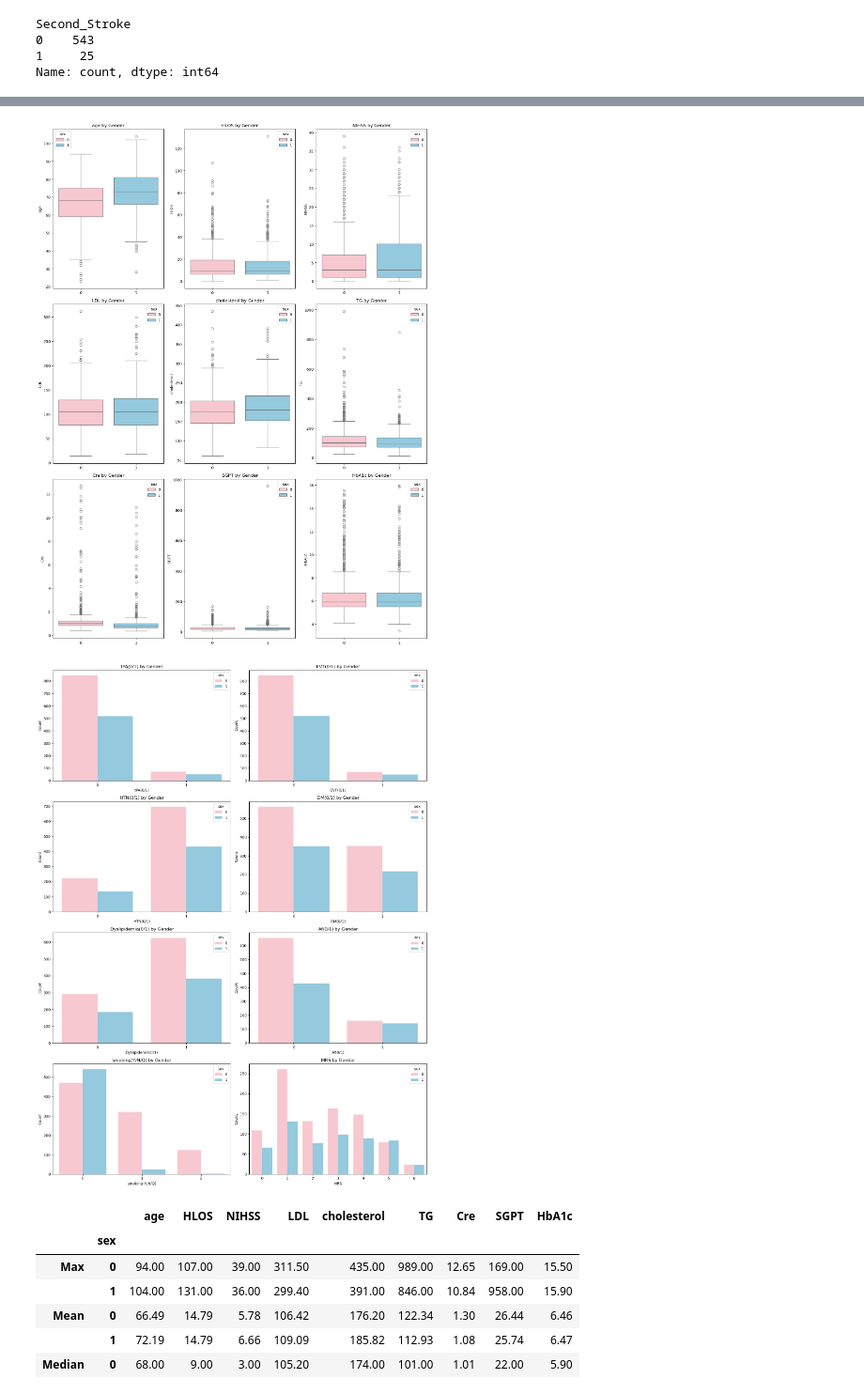
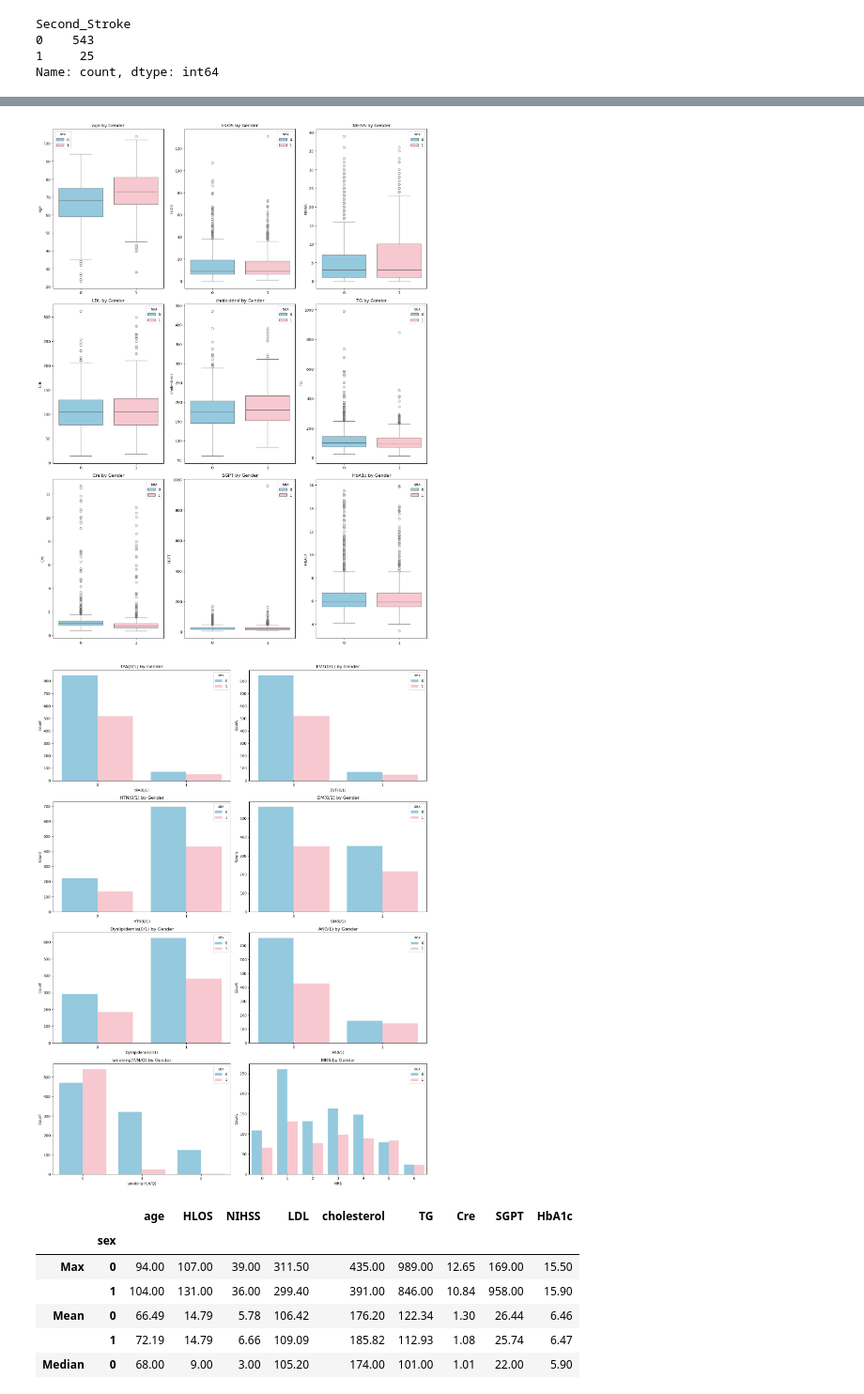
Before and after one commit to a0935210570602/Risk_Factor_Analysis_of_Obstructive-Sleep_Apnea, a Jupyter notebook: EDA/sex_EDA.ipynb, the cells around one changed output, grey strips where cells are left out. Shown at 94% size. Drawn from its saved outputs; the diff is of its cells as text; code cells hidden in the pictures.

Commit message:
changed plot colors (m: blue, female: pink)

```diff
--- a/EDA/sex_EDA.ipynb
+++ b/EDA/sex_EDA.ipynb
@@ -110,7 +126,7 @@ features = cont_features
 fig, axes = plt.subplots(3, 3, figsize=(15, 20))
 
 for ax, feature in zip(axes.flatten(), features):
-    sns.boxplot(data=df_combined, x='sex', y=feature, hue='sex', palette=['pink', 'skyblue'], ax=ax)
+    sns.boxplot(data=df_combined, x='sex', y=feature, hue='sex', palette=['skyblue', 'pink'], ax=ax)
     ax.set_title(f'{feature} by Gender')
     ax.set_xlabel('')
     ax.set_ylabel(feature)
@@ -118,29 +134,29 @@ for ax, feature in zip(axes.flatten(), features):
 plt.tight_layout()
 plt.show()
 # %% [output]
-[figure, old version]
+[figure, new version]
 # %%
 features = categorical_features
 fig, axes = plt.subplots(4, 2, figsize=(15, 20))
 
 for ax, feature in zip(axes.flatten(), features):
     sns.countplot(
         data=df_combined,
         x=feature,
         hue='sex',
         # palette=['#ff9a8a', '#fbdd7e', '#a2cffe'],
-        palette=['pink', 'skyblue'],
+        palette=['skyblue', 'pink'],
         ax=ax
     )
     ax.set_title(f'{feature} by Gender')
     ax.set_xlabel(feature)
     ax.set_ylabel('Count')
     ax.legend(title='sex')
 
 plt.tight_layout()
 plt.show()
 # %% [output]
-[figure, old version]
+[figure, new version]
 # %%
 # create summary function
 def summary_stats(x):
```
Also changed, not shown: parts of 4 cells of this notebook.
